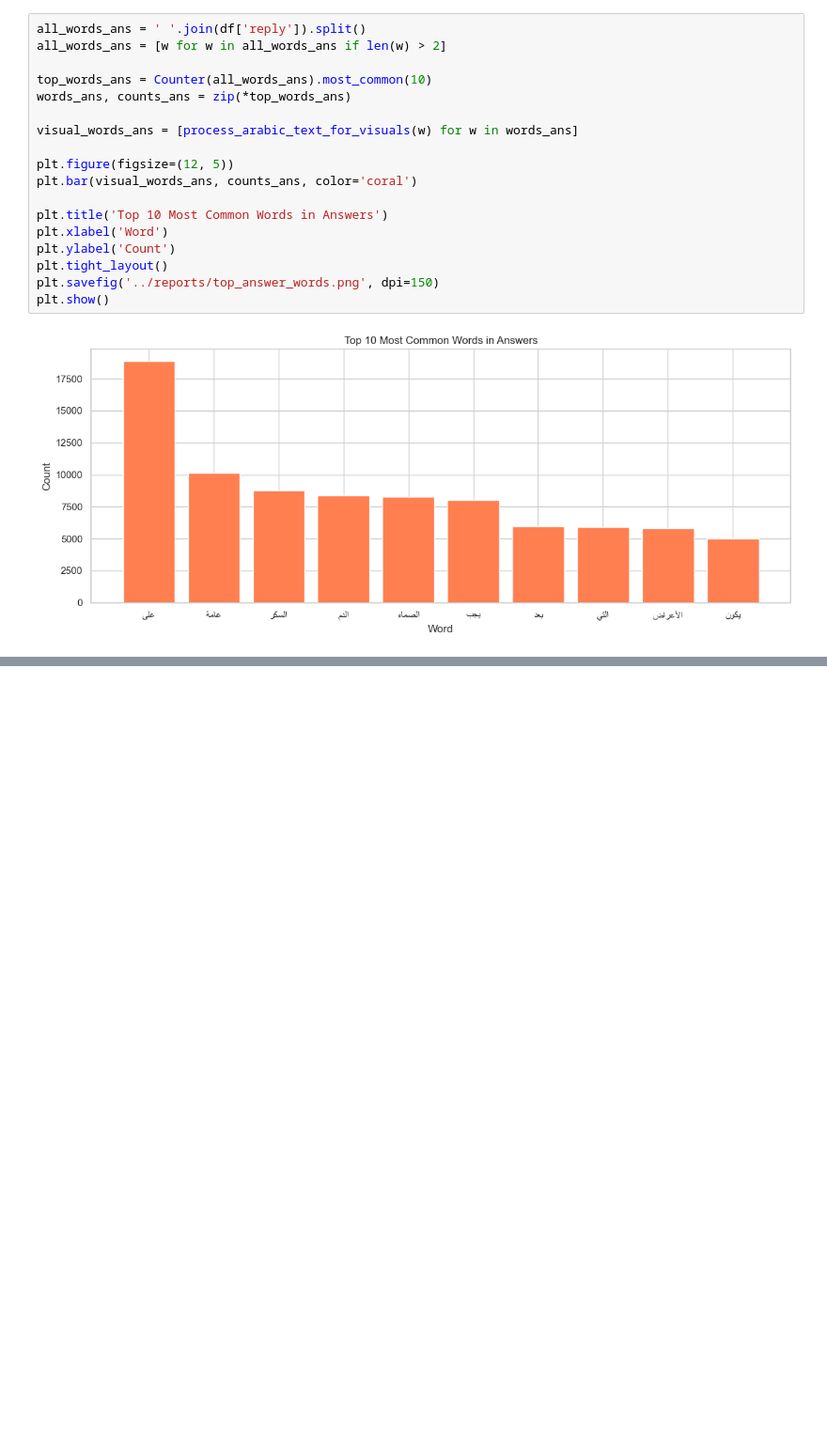
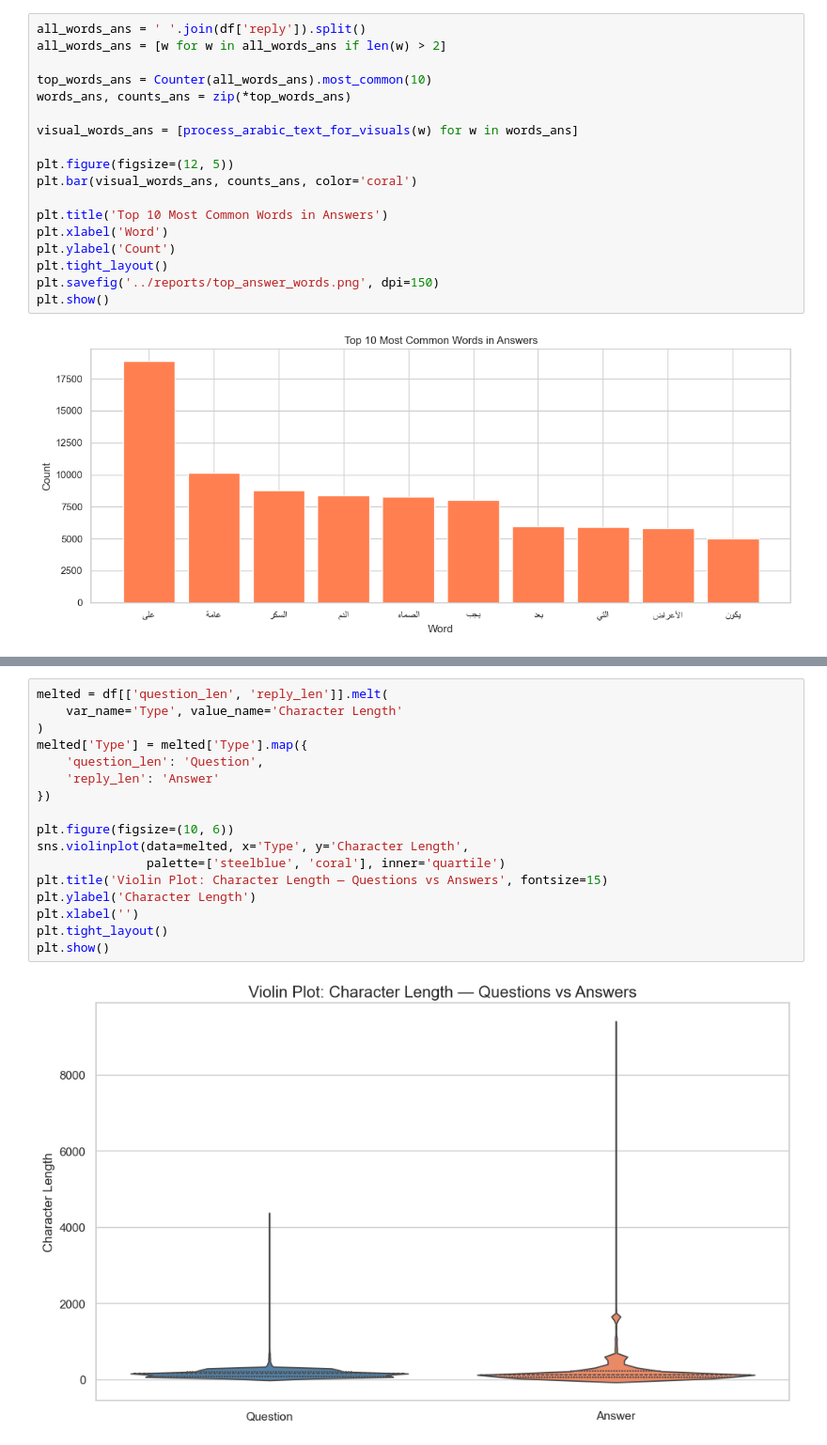
Before and after one commit to Eslamusamaaa/Medical-LLM-Finetuning, a Jupyter notebook: notebooks/EDA.ipynb, the cells around one changed output, grey strips where cells are left out. Shown at 94% size. Saved outputs shown, nothing was run; the diff lists cells and outputs as text; blank space fills up the shorter version.

```diff
--- a/notebooks/EDA.ipynb
+++ b/notebooks/EDA.ipynb
@@ -182,0 +221,19 @@ plt.show()
+# %%
+melted = df[['question_len', 'reply_len']].melt(
+    var_name='Type', value_name='Character Length'
+)
+melted['Type'] = melted['Type'].map({
+    'question_len': 'Question',
+    'reply_len': 'Answer'
+})
+
+plt.figure(figsize=(10, 6))
+sns.violinplot(data=melted, x='Type', y='Character Length',
+               palette=['steelblue', 'coral'], inner='quartile')
+plt.title('Violin Plot: Character Length — Questions vs Answers', fontsize=15)
+plt.ylabel('Character Length')
+plt.xlabel('')
+plt.tight_layout()
+plt.show()
+# %% [output]
+[figure, added]
```
Also changed, not shown: parts of 7 cells of this notebook.
